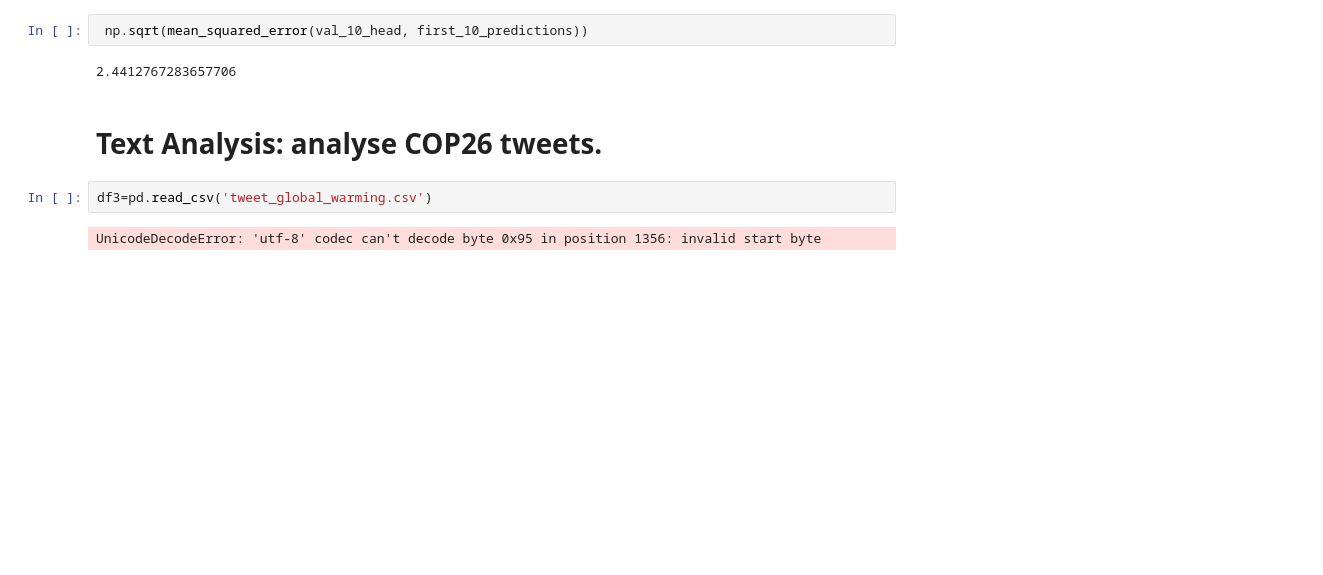
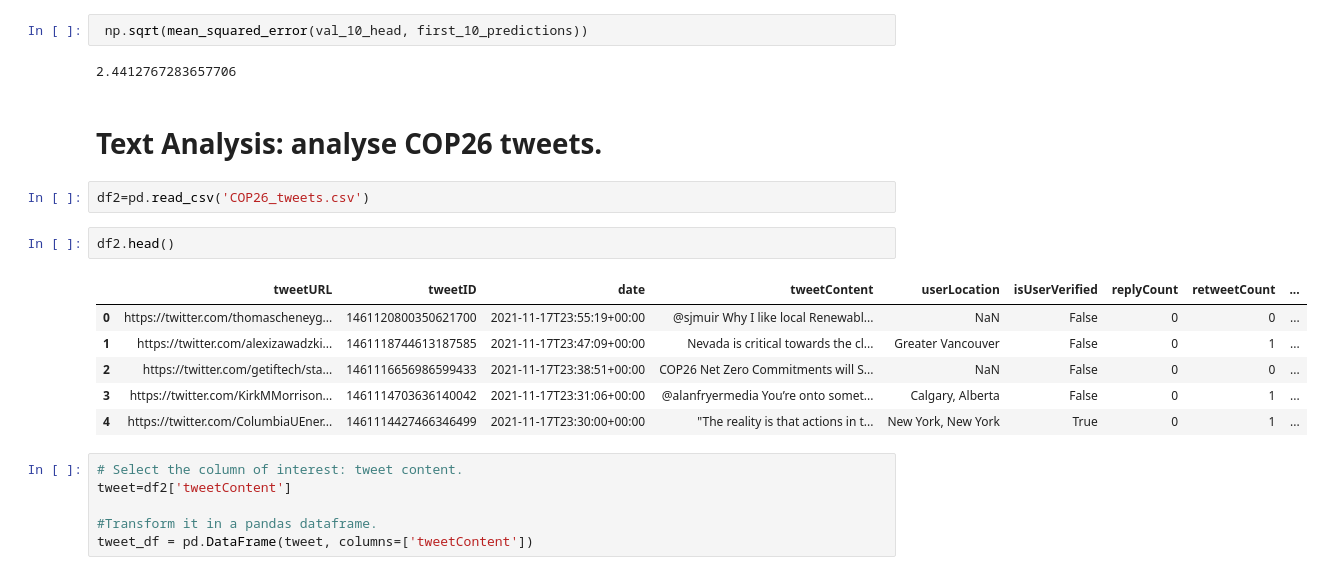
Before and after one commit to Er90Space/IntegratedCA2_ML-DV_CCT, a Jupyter notebook: CA2_ML_Dvis.ipynb, the cells around one changed output. Cells and saved outputs as stored; diff of their text form; blank space fills up the shorter version.

```diff
--- a/CA2_ML_Dvis.ipynb
+++ b/CA2_ML_Dvis.ipynb
@@ -599,7 +625,20 @@ mean_absolute_error(val_10_head, first_10_predictions)
 2.4412767283657706
 # %% [markdown]
 # Text Analysis: analyse COP26 tweets.
-# %%
-df3=pd.read_csv('tweet_global_warming.csv')
-# %% [output]
-UnicodeDecodeError: 'utf-8' codec can't decode byte 0x95 in position 1356: invalid start byte
+# %%
+df2=pd.read_csv('COP26_tweets.csv')
+# %%
+df2.head()
+# %% [output]
+|  | tweetURL | tweetID | date | tweetContent | userLocation | isUserVerified | replyCount | retweetCount | ... |
+| 0 | https://twitter.com/thomascheneyg... | 1461120800350621700 | 2021-11-17T23:55:19+00:00 | @sjmuir Why I like local Renewabl... | NaN | False | 0 | 0 | ... |
+| 1 | https://twitter.com/alexizawadzki... | 1461118744613187585 | 2021-11-17T23:47:09+00:00 | Nevada is critical towards the cl... | Greater Vancouver | False | 0 | 1 | ... |
+| 2 | https://twitter.com/getiftech/sta... | 1461116656986599433 | 2021-11-17T23:38:51+00:00 | COP26 Net Zero Commitments will S... | NaN | False | 0 | 0 | ... |
+| 3 | https://twitter.com/KirkMMorrison... | 1461114703636140042 | 2021-11-17T23:31:06+00:00 | @alanfryermedia You’re onto somet... | Calgary, Alberta | False | 0 | 1 | ... |
+| 4 | https://twitter.com/ColumbiaUEner... | 1461114427466346499 | 2021-11-17T23:30:00+00:00 | "The reality is that actions in t... | New York, New York | True | 0 | 1 | ... |
+# %%
+# Select the column of interest: tweet content.
+tweet=df2['tweetContent']
+
+#Transform it in a pandas dataframe.
+tweet_df = pd.DataFrame(tweet, columns=['tweetContent'])
```
Also changed, not shown: parts of 11 cells of this notebook, 2 other files.
